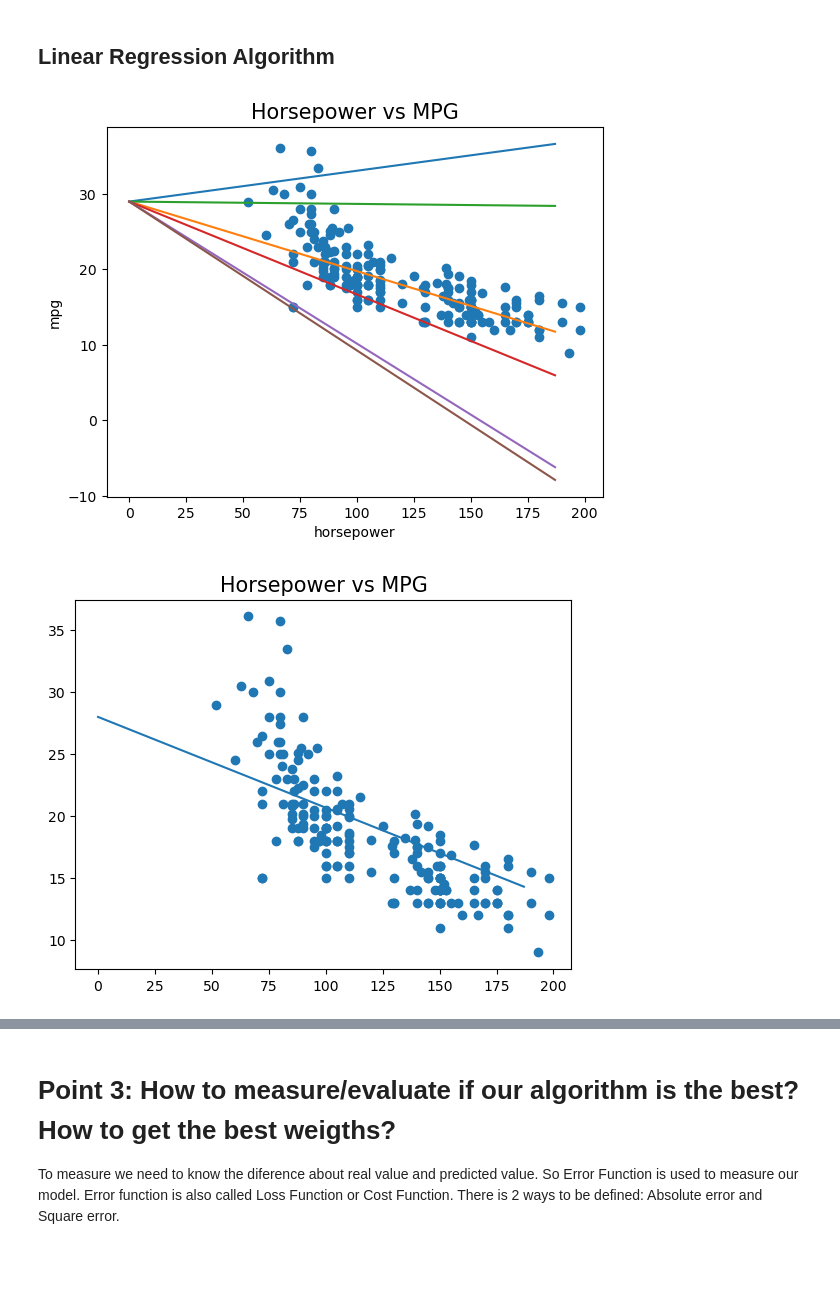
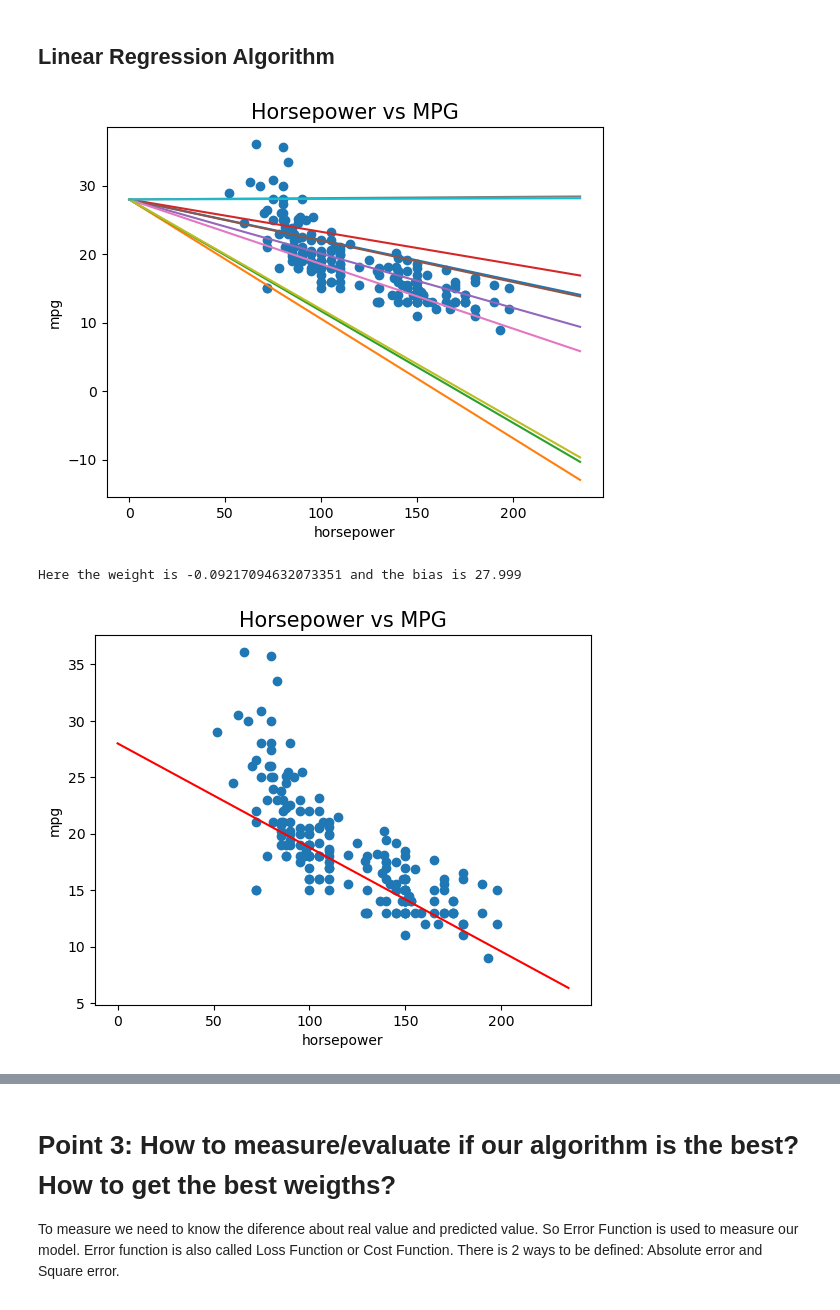
Before and after one commit to yonkeenn/LinearRegression, a Jupyter notebook: Model&Evaluate.ipynb, the cells around one changed output, grey strips where cells are left out. Cells and saved outputs as stored; diff of their text form; code cells hidden in the pictures; blank space fills up the shorter version.

```diff
--- a/Model&Evaluate.ipynb
+++ b/Model&Evaluate.ipynb
@@ -276,7 +280,7 @@ def basic_linear_model(df, lr=0.01, epochs = 100):
         r = df['horsepower'][i]
         b = df['mpg'][i]
         #print(weight, bias, r, b, i)
-        weight, bias = adjust_parameters(weight, bias, r, b, lr)
+        weight, bias = update_parameters(weight, bias, r, b, lr)
         model.append({'weight': weight, 'bias':bias, 'index':i})
     return model
 # %%
@@ -301,28 +305,32 @@ def gradient_linear_model(df, lr=0.01, epochs = 100):
 model_lr = basic_linear_model(df_line_train, lr=0.001, epochs = len(df_line_train))
 # %%
 plt.scatter(df_line_train['horsepower'], df_line_train['mpg'])
-x = [float(i) for i in range(len(model_lr))]
+x = [float(i) for i in range(236)]
 #for w in range(0,len(model_lr)):
 #for w in range(204,205):
-for w in np.random.randint(0,len(df_line_train), 6):
+for w in np.random.randint(0,len(df_line_train), 10):
     y_pred = [model_lr[w]['weight']*i + model_lr[w]['bias'] for i in x]
     plt.plot(x, y_pred)
 plt.title('Horsepower' + ' vs ' + 'MPG', fontsize = 15)
 plt.xlabel('horsepower')
 plt.ylabel('mpg')
 plt.show()
 # %% [output]
-[figure, old version]
+[figure, new version]
 # %%
-# Here the best parameter which best fit data:
+# Manuely revision: Here the best parameter which best fit data:
 plt.scatter(df_line_train['horsepower'], df_line_train['mpg'])
-x = [float(i) for i in range(len(model_lr))]
+x = [float(i) for i in range(236)]
 #for w in range(0,len(model_lr)):
-for w in range(183, 184):
+for w in range(180, 181):
 #for w in np.random.randint(0,len(df_line_train), 6):
     y_pred = [model_lr[w]['weight']*i + model_lr[w]['bias'] for i in x]
-    plt.plot(x, y_pred)
+    plt.plot(x, y_pred, color ='red')
 plt.title('Horsepower' + ' vs ' + 'MPG', fontsize = 15)
+plt.xlabel('horsepower')
+plt.ylabel('mpg')
+print('Here the weight is {} and the bias is {} '.format(model_lr[180]['weight'],model_lr[180]['bias']))
 plt.show()
 # %% [output]
+Here the weight is -0.09217094632073351 and the bias is 27.999
-[figure, old version]
+[figure, new version]
```
Also changed, not shown: parts of 34 cells of this notebook, 1 other file.
